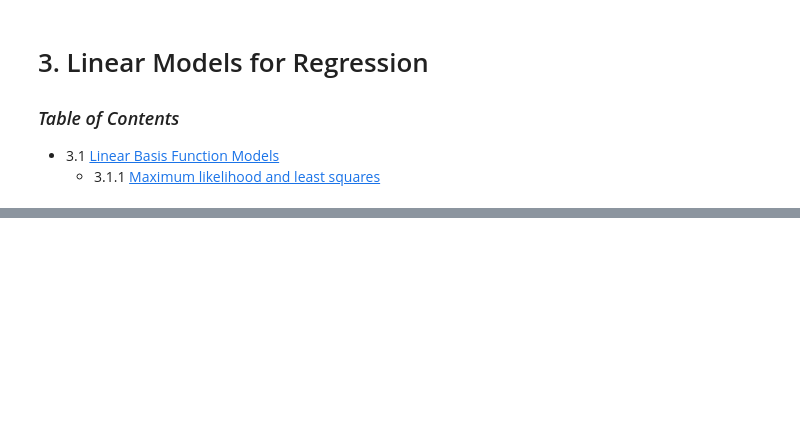
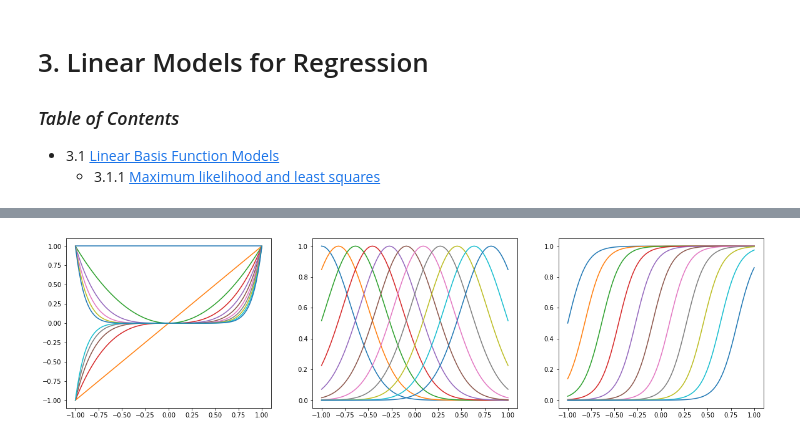
Before and after one commit to vagmcs/PRML, a Jupyter notebook: notebooks/ch3_linear_models_for_regression.ipynb, the cells around one changed output, grey strips where cells are left out. Cells and saved outputs as stored; diff of their text form; code cells hidden in the pictures; blank space fills up the shorter version.

Commit message:
feat(chapter3): examples of basis functions

```diff
--- a/notebooks/ch3_linear_models_for_regression.ipynb
+++ b/notebooks/ch3_linear_models_for_regression.ipynb
@@ -130,0 +64,19 @@ $$
+# %%
+x_space = np.linspace(-1, 1, 100)
+
+# Create 10 degree polynomial basis functions
+x_polynomial = PolynomialBasis(degree=12).transform(x_space[:, None])
+
+# Create 10 Gaussian basis functions
+x_gaussian = GaussianBasis(mean=np.linspace(-1, 1, 12), var=0.1).transform(x_space)
+
+# Create 10 sigmoid basis functions
+x_sigmoid = SigmoidBasis(mean=np.linspace(-1, 1, 12), c=10).transform(x_space)
+
+plt.figure(figsize=(20, 5))
+for i, x in enumerate([x_polynomial, x_gaussian, x_sigmoid]):
+    plt.subplot(1, 3, i + 1)
+    for j in range(11):
+        plt.plot(x_space, x[:, j])
+# %% [output]
+[figure, added]
```
Also changed, not shown: parts of 4 cells of this notebook.
